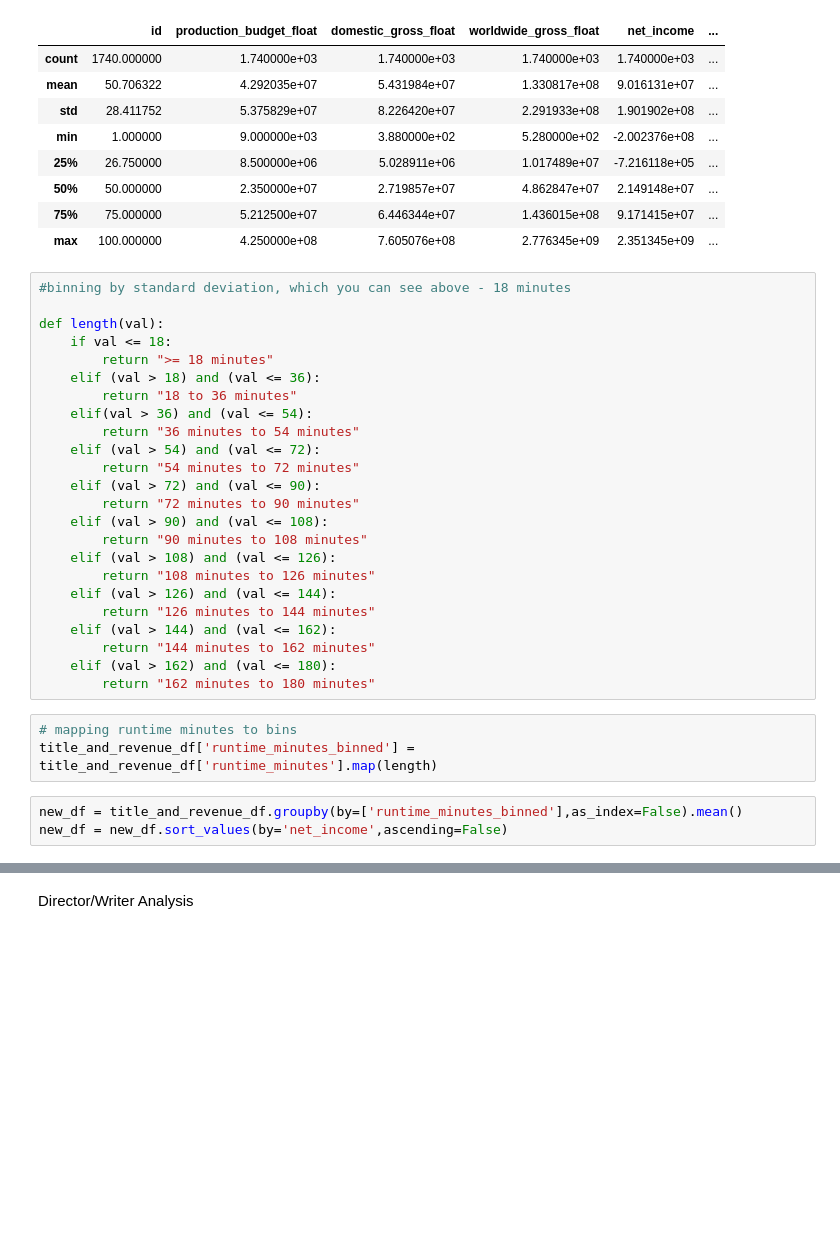
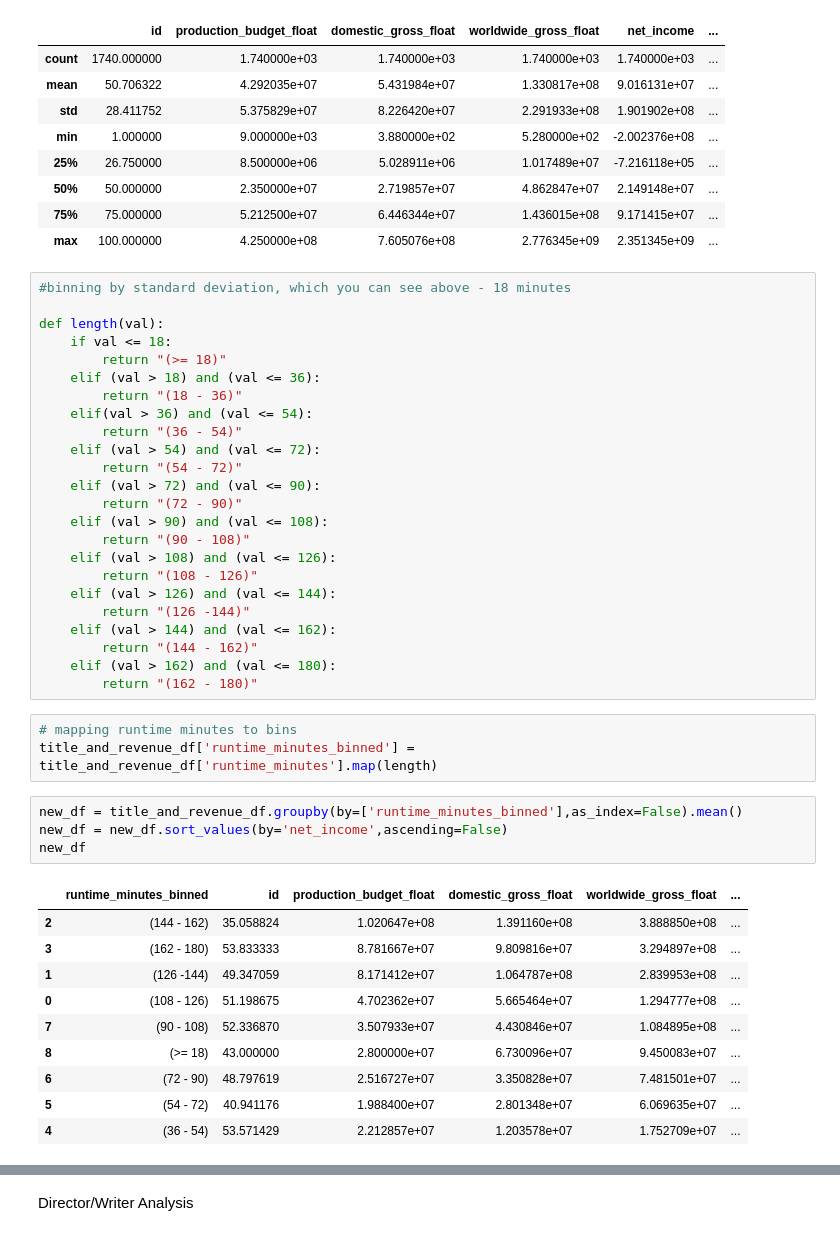
Before and after one commit to anita-camlic/Movie_Studio_Analysis, a Jupyter notebook: Movie Studio Analysis.ipynb, the cells around one changed output, grey strips where cells are left out. Saved outputs shown, nothing was run; the diff lists cells and outputs as text; blank space fills up the shorter version.

```diff
--- a/Movie Studio Analysis.ipynb
+++ b/Movie Studio Analysis.ipynb
@@ -534,31 +534,43 @@ title_and_revenue_df.describe()
 
 def length(val):
     if val <= 18:
-        return ">= 18 minutes"
+        return "(>= 18)"
     elif (val > 18) and (val <= 36):
-        return "18 to 36 minutes"
+        return "(18 - 36)"
     elif(val > 36) and (val <= 54):
-        return "36 minutes to 54 minutes"
+        return "(36 - 54)"
     elif (val > 54) and (val <= 72):
-        return "54 minutes to 72 minutes"
+        return "(54 - 72)"
     elif (val > 72) and (val <= 90):
-        return "72 minutes to 90 minutes"
+        return "(72 - 90)"
     elif (val > 90) and (val <= 108):
-        return "90 minutes to 108 minutes"
+        return "(90 - 108)"
     elif (val > 108) and (val <= 126):
-        return "108 minutes to 126 minutes"
+        return "(108 - 126)"
     elif (val > 126) and (val <= 144):
-        return "126 minutes to 144 minutes"
+        return "(126 -144)"
     elif (val > 144) and (val <= 162):
-        return "144 minutes to 162 minutes"
+        return "(144 - 162)"
     elif (val > 162) and (val <= 180):
-        return "162 minutes to 180 minutes"
+        return "(162 - 180)"
 # %%
 # mapping runtime minutes to bins
 title_and_revenue_df['runtime_minutes_binned'] = title_and_revenue_df['runtime_minutes'].map(length)
 # %%
 new_df = title_and_revenue_df.groupby(by=['runtime_minutes_binned'],as_index=False).mean()
 new_df = new_df.sort_values(by='net_income',ascending=False)
+new_df
+# %% [output]
+|  | runtime_minutes_binned | id | production_budget_float | domestic_gross_float | worldwide_gross_float | ... |
+| 2 | (144 - 162) | 35.058824 | 1.020647e+08 | 1.391160e+08 | 3.888850e+08 | ... |
+| 3 | (162 - 180) | 53.833333 | 8.781667e+07 | 9.809816e+07 | 3.294897e+08 | ... |
+| 1 | (126 -144) | 49.347059 | 8.171412e+07 | 1.064787e+08 | 2.839953e+08 | ... |
+| 0 | (108 - 126) | 51.198675 | 4.702362e+07 | 5.665464e+07 | 1.294777e+08 | ... |
+| 7 | (90 - 108) | 52.336870 | 3.507933e+07 | 4.430846e+07 | 1.084895e+08 | ... |
+| 8 | (>= 18) | 43.000000 | 2.800000e+07 | 6.730096e+07 | 9.450083e+07 | ... |
+| 6 | (72 - 90) | 48.797619 | 2.516727e+07 | 3.350828e+07 | 7.481501e+07 | ... |
+| 5 | (54 - 72) | 40.941176 | 1.988400e+07 | 2.801348e+07 | 6.069635e+07 | ... |
+| 4 | (36 - 54) | 53.571429 | 2.212857e+07 | 1.203578e+07 | 1.752709e+07 | ... |
 # %%
 #plot these bins
 fig,ax = plt.subplots(figsize = (10,10))
```
Also changed, not shown: parts of 9 cells of this notebook, 3 other files.
